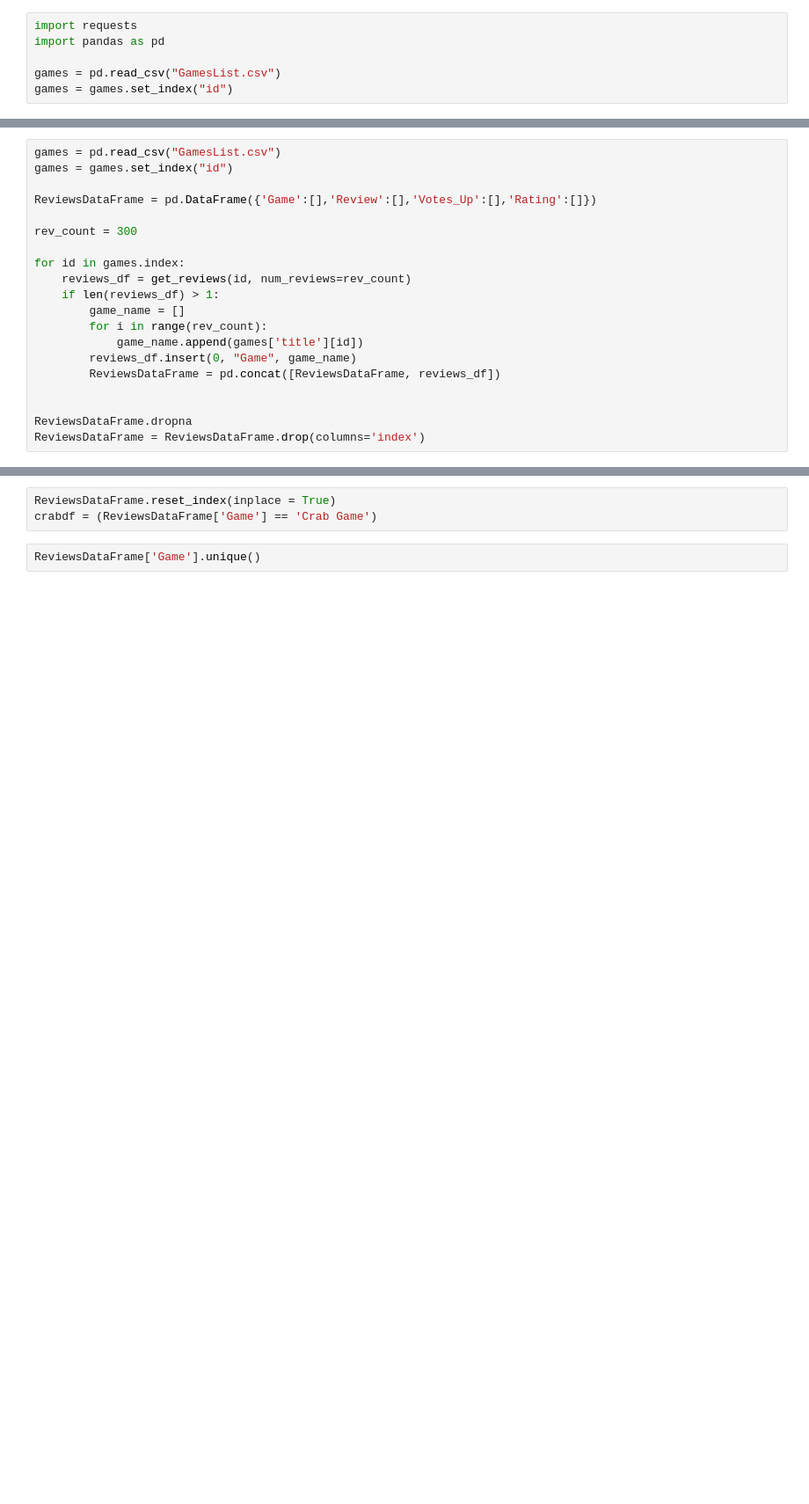
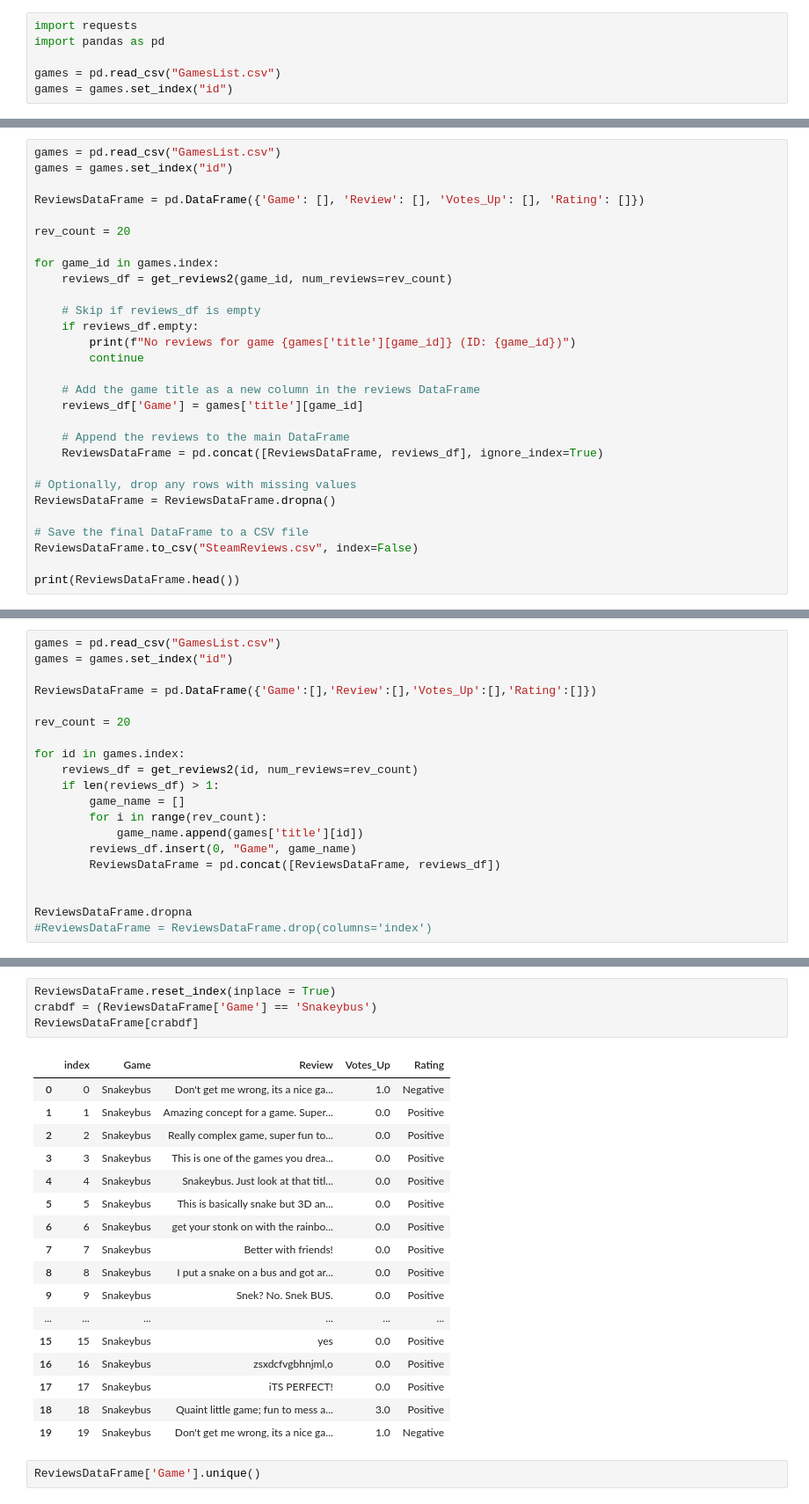
Before and after one commit to bluecoder777/Game-Promotion-Analysis, a Jupyter notebook: SteamReviews.ipynb, the cells around one changed output, grey strips where cells are left out. Shown at 88% size. Drawn from its saved outputs; the diff is of its cells as text; blank space fills up the shorter version.

Commit message:
Scrapped more reviews from steam

```diff
--- a/SteamReviews.ipynb
+++ b/SteamReviews.ipynb
@@ -50,0 +108,29 @@ def get_reviews(app_id, num_reviews=100):
+# %%
+games = pd.read_csv("GamesList.csv")
+games = games.set_index("id")
+
+ReviewsDataFrame = pd.DataFrame({'Game': [], 'Review': [], 'Votes_Up': [], 'Rating': []})
+
+rev_count = 20
+
+for game_id in games.index:
+    reviews_df = get_reviews2(game_id, num_reviews=rev_count)
+
+    # Skip if reviews_df is empty
+    if reviews_df.empty:
+        print(f"No reviews for game {games['title'][game_id]} (ID: {game_id})")
+        continue
+
+    # Add the game title as a new column in the reviews DataFrame
+    reviews_df['Game'] = games['title'][game_id]
+
+    # Append the reviews to the main DataFrame
+    ReviewsDataFrame = pd.concat([ReviewsDataFrame, reviews_df], ignore_index=True)
+
+# Optionally, drop any rows with missing values
+ReviewsDataFrame = ReviewsDataFrame.dropna()
+
+# Save the final DataFrame to a CSV file
+ReviewsDataFrame.to_csv("SteamReviews.csv", index=False)
+
+print(ReviewsDataFrame.head())
@@ -54,10 +158,10 @@ games = games.set_index("id")
 
 ReviewsDataFrame = pd.DataFrame({'Game':[],'Review':[],'Votes_Up':[],'Rating':[]})
 
-rev_count = 300
+rev_count = 20
 
 for id in games.index:
-    reviews_df = get_reviews(id, num_reviews=rev_count)
+    reviews_df = get_reviews2(id, num_reviews=rev_count)
     if len(reviews_df) > 1:
         game_name = []
         for i in range(rev_count):
@@ -67,5 +171,5 @@ for id in games.index:
 
 
 ReviewsDataFrame.dropna
-ReviewsDataFrame = ReviewsDataFrame.drop(columns='index')
+#ReviewsDataFrame = ReviewsDataFrame.drop(columns='index')
 # %% [output]
@@ -97,6 +185,25 @@ len(ReviewsDataFrame)
 # %%
 ReviewsDataFrame.reset_index(inplace = True)
-crabdf = (ReviewsDataFrame['Game'] == 'Crab Game')
+crabdf = (ReviewsDataFrame['Game'] == 'Snakeybus')
+ReviewsDataFrame[crabdf]
+# %% [output]
+|  | index | Game | Review | Votes_Up | Rating |
+| 0 | 0 | Snakeybus | Don't get me wrong, its a nice ga... | 1.0 | Negative |
+| 1 | 1 | Snakeybus | Amazing concept for a game. Super... | 0.0 | Positive |
+| 2 | 2 | Snakeybus | Really complex game, super fun to... | 0.0 | Positive |
+| 3 | 3 | Snakeybus | This is one of the games you drea... | 0.0 | Positive |
+| 4 | 4 | Snakeybus | Snakeybus. Just look at that titl... | 0.0 | Positive |
+| 5 | 5 | Snakeybus | This is basically snake but 3D an... | 0.0 | Positive |
+| 6 | 6 | Snakeybus | get your stonk on with the rainbo... | 0.0 | Positive |
+| 7 | 7 | Snakeybus | Better with friends! | 0.0 | Positive |
+| 8 | 8 | Snakeybus | I put a snake on a bus and got ar... | 0.0 | Positive |
+| 9 | 9 | Snakeybus | Snek? No. Snek BUS. | 0.0 | Positive |
+| ... | ... | ... | ... | ... | ... |
+| 15 | 15 | Snakeybus | yes | 0.0 | Positive |
+| 16 | 16 | Snakeybus | zsxdcfvgbhnjml,o | 0.0 | Positive |
+| 17 | 17 | Snakeybus | iTS PERFECT! | 0.0 | Positive |
+| 18 | 18 | Snakeybus | Quaint little game; fun to mess a... | 3.0 | Positive |
+| 19 | 19 | Snakeybus | Don't get me wrong, its a nice ga... | 1.0 | Negative |
 # %%
 ReviewsDataFrame['Game'].unique()
 # %% [output]
```
Also changed, not shown: parts of 16 cells of this notebook, 1 other file.
